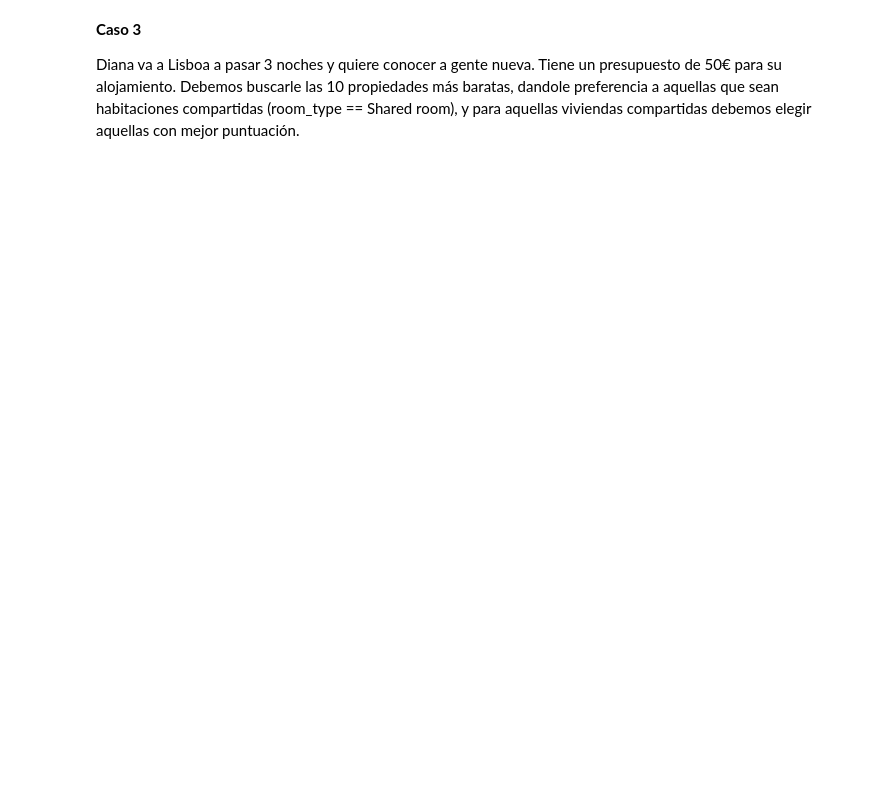
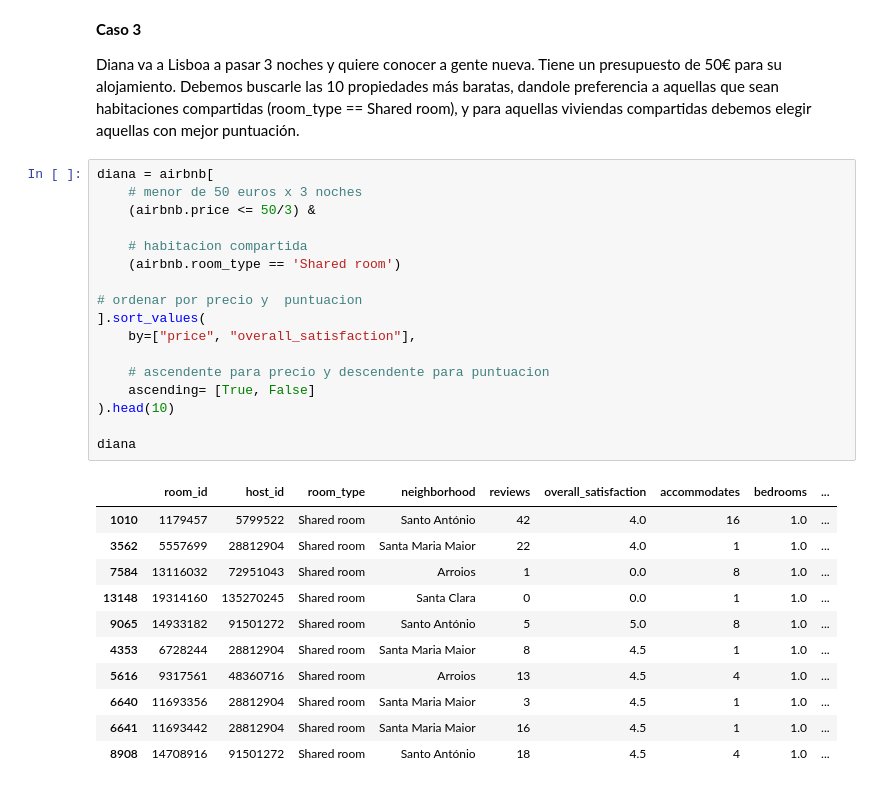
Before and after one commit to MatiasSolisBello/Intro-MachineLearning-v2, a Jupyter notebook: 02_Introduccion_a_Pandas.ipynb, the cells around one changed output. Saved outputs shown, nothing was run; the diff lists cells and outputs as text; blank space fills up the shorter version.

```diff
--- a/02_Introduccion_a_Pandas.ipynb
+++ b/02_Introduccion_a_Pandas.ipynb
@@ -220,3 +241,32 @@ Roberto es un casero que tiene una casa en Airbnb. De vez en cuando nos llama pr
 **Caso 3**
 
 Diana va a Lisboa a pasar 3 noches y quiere conocer a gente nueva. Tiene un presupuesto de 50€ para su alojamiento. Debemos buscarle las 10 propiedades más baratas, dandole preferencia a aquellas que sean habitaciones compartidas (room_type == Shared room), y para aquellas viviendas compartidas debemos elegir aquellas con mejor puntuación.
+# %%
+diana = airbnb[
+    # menor de 50 euros x 3 noches
+    (airbnb.price <= 50/3) &
+
+    # habitacion compartida
+    (airbnb.room_type == 'Shared room')
+
+# ordenar por precio y  puntuacion
+].sort_values(
+    by=["price", "overall_satisfaction"],
+
+    # ascendente para precio y descendente para puntuacion
+    ascending= [True, False]
+).head(10)
+
+diana
+# %% [output]
+|  | room_id | host_id | room_type | neighborhood | reviews | overall_satisfaction | accommodates | bedrooms | ... |
+| 1010 | 1179457 | 5799522 | Shared room | Santo António | 42 | 4.0 | 16 | 1.0 | ... |
+| 3562 | 5557699 | 28812904 | Shared room | Santa Maria Maior | 22 | 4.0 | 1 | 1.0 | ... |
+| 7584 | 13116032 | 72951043 | Shared room | Arroios | 1 | 0.0 | 8 | 1.0 | ... |
+| 13148 | 19314160 | 135270245 | Shared room | Santa Clara | 0 | 0.0 | 1 | 1.0 | ... |
+| 9065 | 14933182 | 91501272 | Shared room | Santo António | 5 | 5.0 | 8 | 1.0 | ... |
+| 4353 | 6728244 | 28812904 | Shared room | Santa Maria Maior | 8 | 4.5 | 1 | 1.0 | ... |
+| 5616 | 9317561 | 48360716 | Shared room | Arroios | 13 | 4.5 | 4 | 1.0 | ... |
+| 6640 | 11693356 | 28812904 | Shared room | Santa Maria Maior | 3 | 4.5 | 1 | 1.0 | ... |
+| 6641 | 11693442 | 28812904 | Shared room | Santa Maria Maior | 16 | 4.5 | 1 | 1.0 | ... |
+| 8908 | 14708916 | 91501272 | Shared room | Santo António | 18 | 4.5 | 4 | 1.0 | ... |
```
Also changed, not shown: parts of 3 cells of this notebook.
